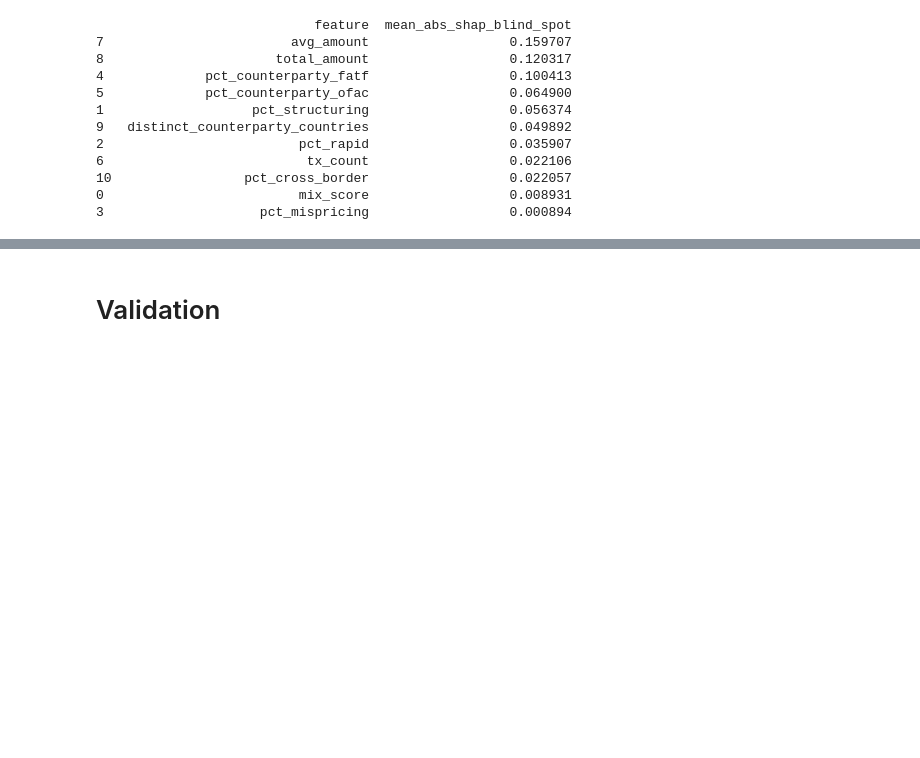
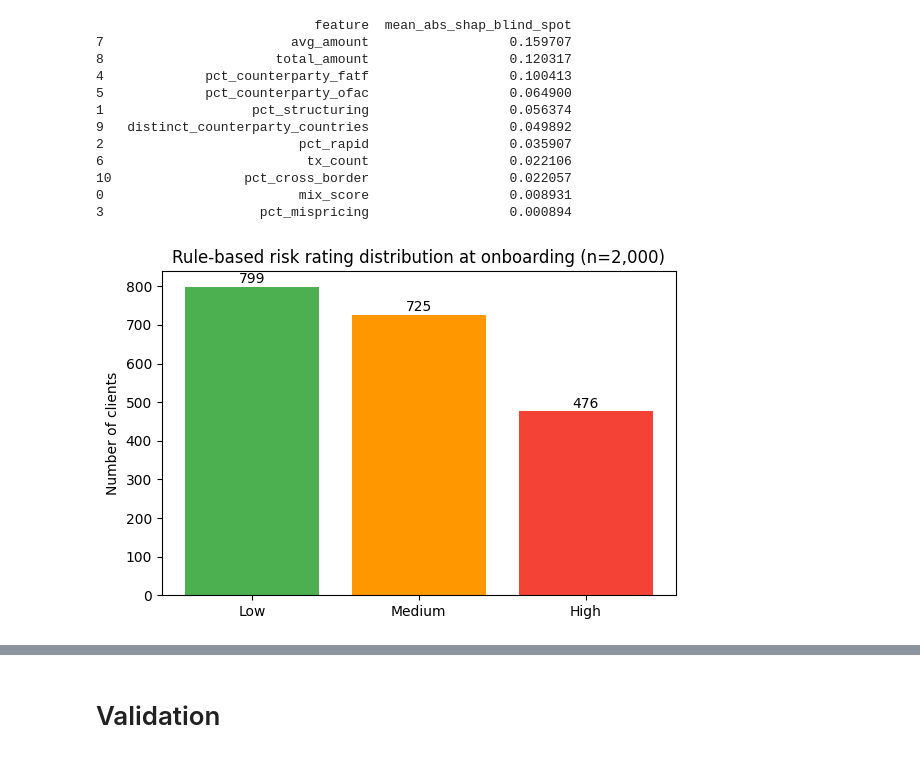
Before and after one commit to dalssam/MBI806B, a Jupyter notebook: MBI806B_Assignment_270910902.ipynb, the cells around one changed output, grey strips where cells are left out. Cells and saved outputs as stored; diff of their text form; code cells hidden in the pictures; blank space fills up the shorter version.

```diff
--- a/MBI806B_Assignment_270910902.ipynb
+++ b/MBI806B_Assignment_270910902.ipynb
@@ -665,3 +663,19 @@ print(mean_abs_shap)
 10                 pct_cross_border                  0.022057
 0                         mix_score                  0.008931
 3                    pct_mispricing                  0.000894
+# %%
+# Figure: Risk rating distribution
+import matplotlib.pyplot as plt
+
+tier_counts = df['risk_tier'].value_counts().reindex(['Low', 'Medium', 'High'])
+fig, ax = plt.subplots(figsize=(6, 4))
+ax.bar(tier_counts.index, tier_counts.values, color=['#4CAF50', '#FF9800', '#F44336'])
+for i, v in enumerate(tier_counts.values):
+    ax.text(i, v + 10, str(v), ha='center')
+ax.set_ylabel('Number of clients')
+ax.set_title('Rule-based risk rating distribution at onboarding (n=2,000)')
+plt.tight_layout()
+plt.savefig('fig_rating_distribution.png', dpi=150)
+plt.show()
+# %% [output]
+[figure, added]
```
Also changed, not shown: parts of 5 cells of this notebook.
